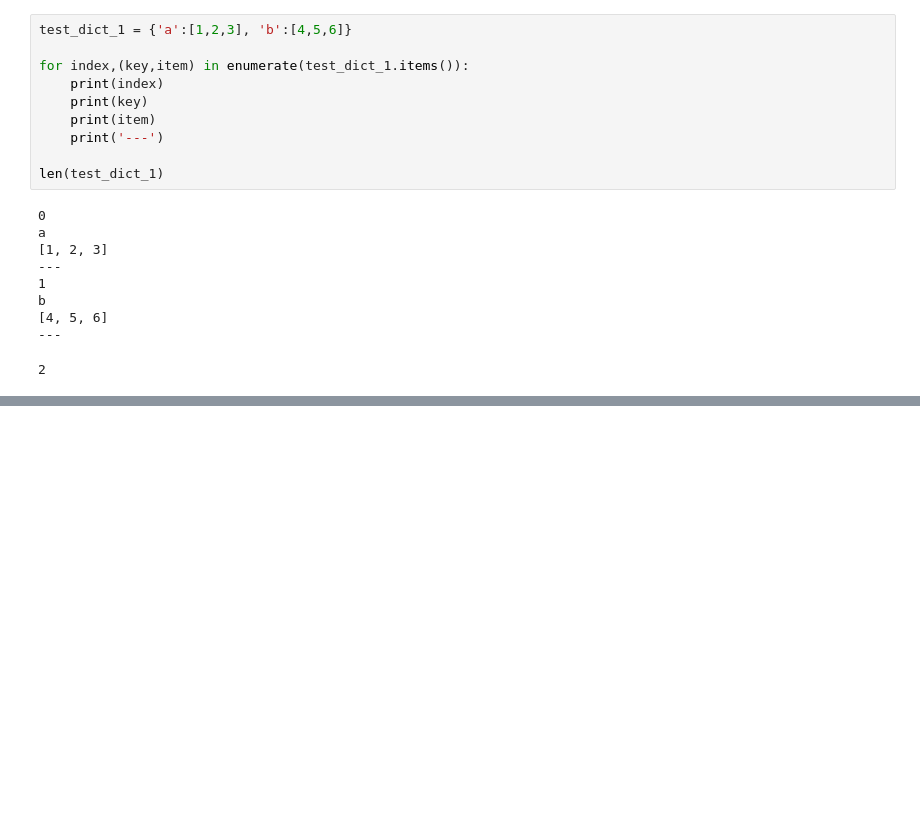
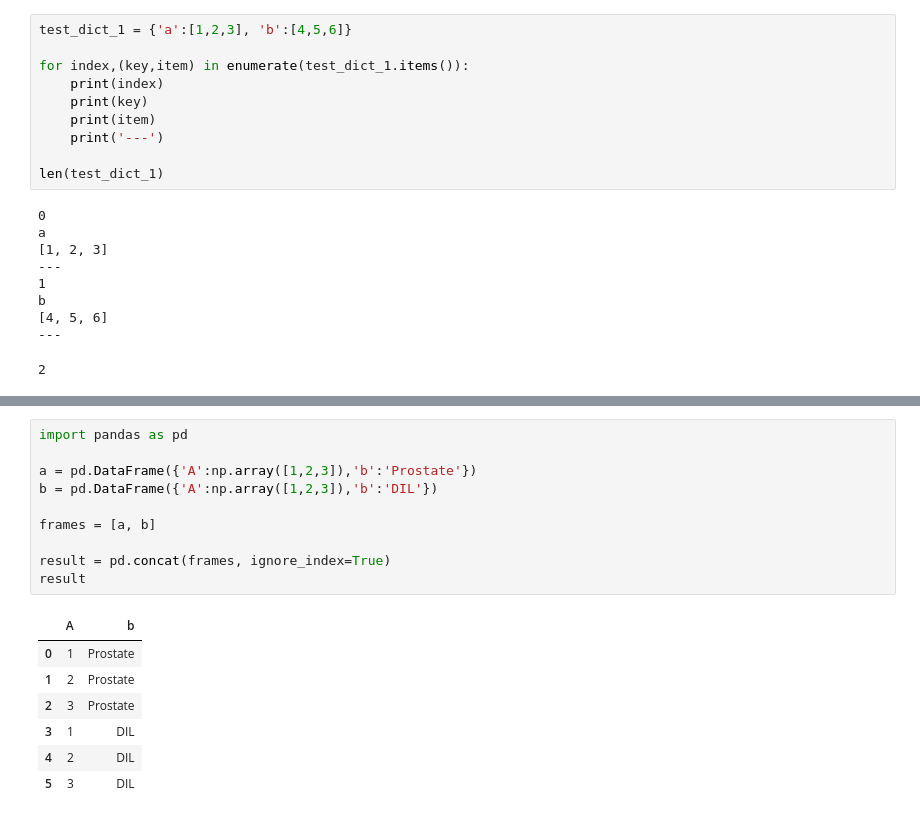
Before and after one commit to matthewjmuscat/biopsylocalization-python, a Jupyter notebook: python_files_dcm_meta_based/test_code.ipynb, the cells around one changed output, grey strips where cells are left out. Saved outputs shown, nothing was run; the diff lists cells and outputs as text; blank space fills up the shorter version.

```diff
--- a/python_files_dcm_meta_based/test_code.ipynb
+++ b/python_files_dcm_meta_based/test_code.ipynb
@@ -848,0 +984,18 @@ int('4')
+# %%
+import pandas as pd
+
+a = pd.DataFrame({'A':np.array([1,2,3]),'b':'Prostate'})
+b = pd.DataFrame({'A':np.array([1,2,3]),'b':'DIL'})
+
+frames = [a, b]
+
+result = pd.concat(frames, ignore_index=True)
+result
+# %% [output]
+|  | A | b |
+| 0 | 1 | Prostate |
+| 1 | 2 | Prostate |
+| 2 | 3 | Prostate |
+| 3 | 1 | DIL |
+| 4 | 2 | DIL |
+| 5 | 3 | DIL |
```
Also changed, not shown: parts of 17 cells of this notebook, 5 other files.
